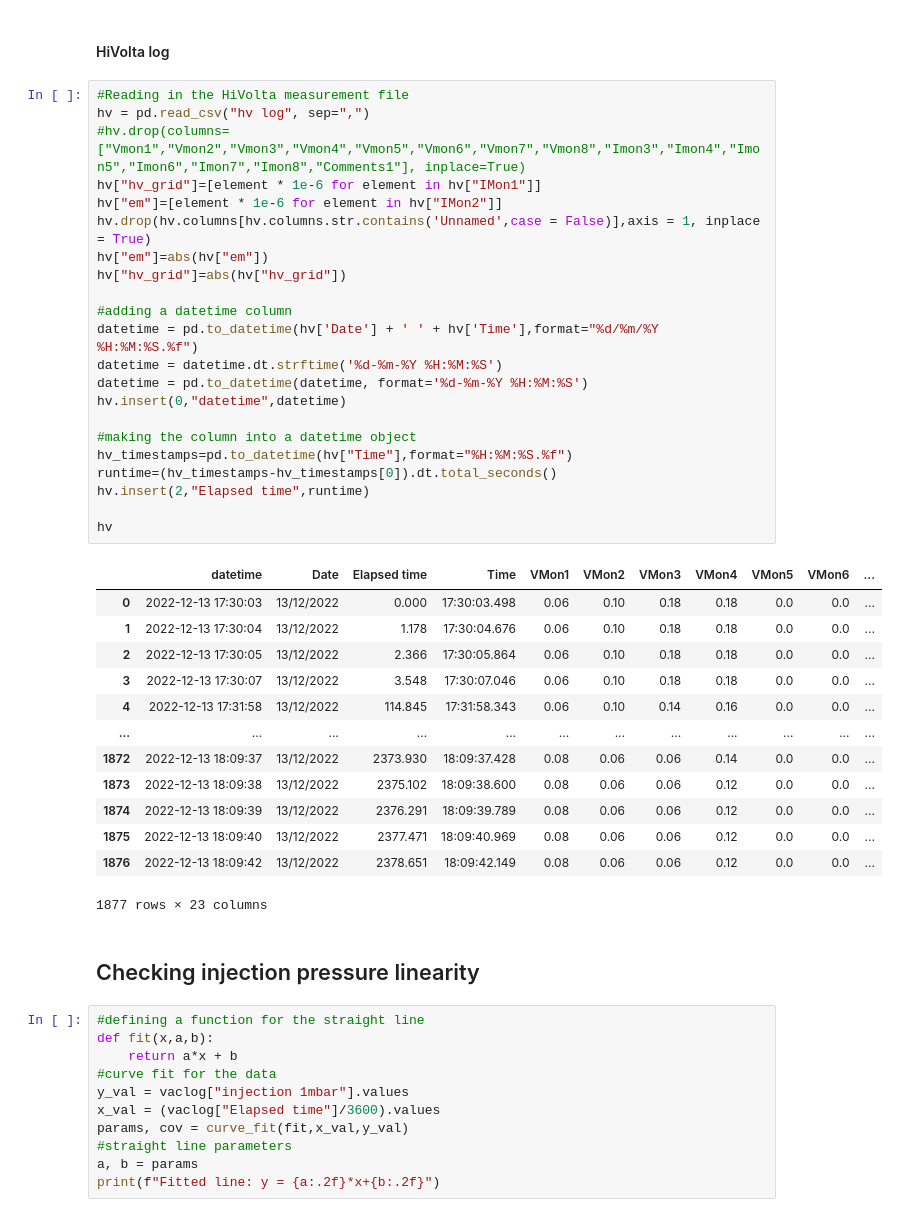
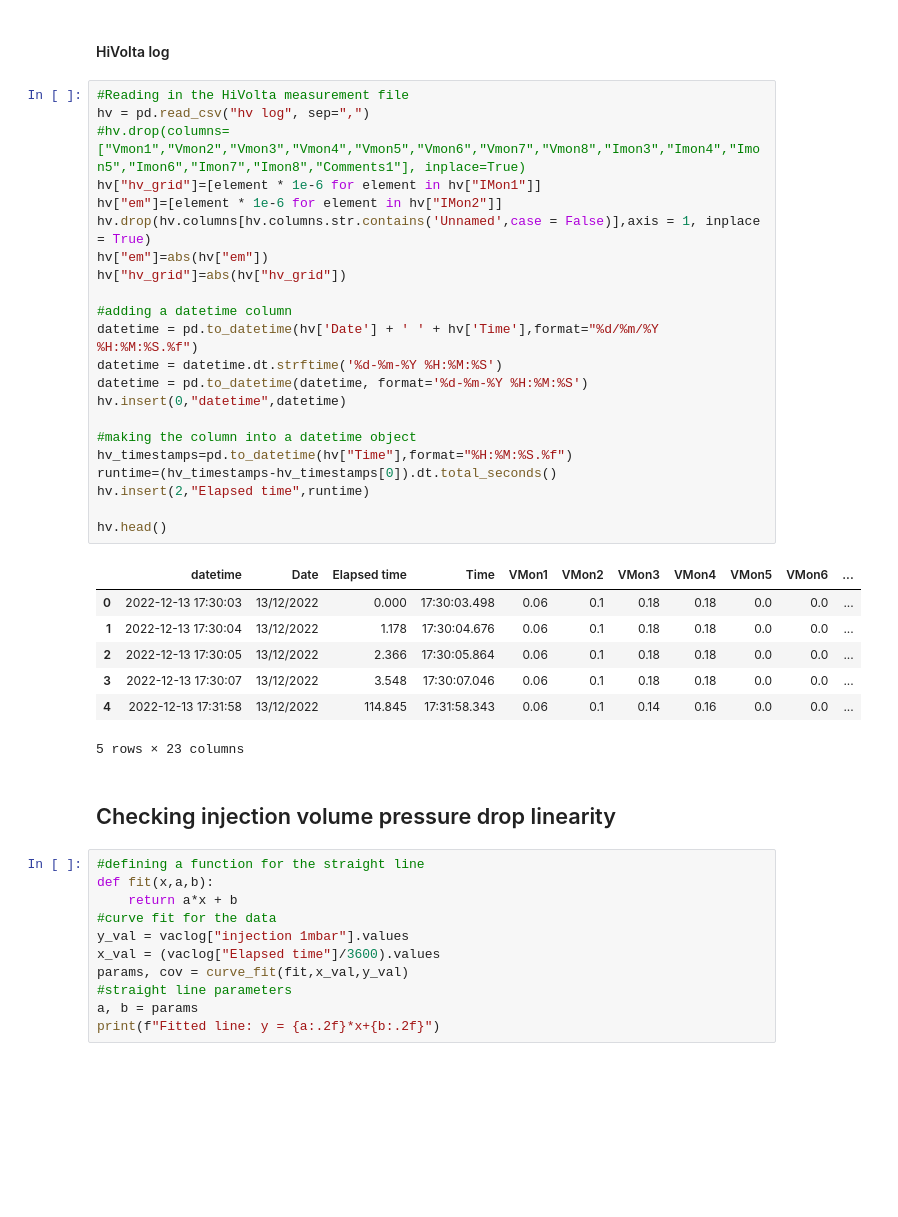
Before and after one commit to eino32/CERN-Python, a Jupyter notebook: 4K desorption yield with pre-injection/dynamic vacuum/EGA fully in/series1 - no desorption/S1 Desorption yield @4K with 2e15 M per cm2 pre-injection, EGA fully in, dynamic vacuum.ipynb, the cells around one changed output. Saved outputs shown, nothing was run; the diff lists cells and outputs as text; blank space fills up the shorter version.

```diff
--- a/4K desorption yield with pre-injection/dynamic vacuum/EGA fully in/series1 - no desorption/S1 Desorption yield @4K with 2e15 M per cm2 pre-injection, EGA fully in, dynamic vacuum.ipynb
+++ b/4K desorption yield with pre-injection/dynamic vacuum/EGA fully in/series1 - no desorption/S1 Desorption yield @4K with 2e15 M per cm2 pre-injection, EGA fully in, dynamic vacuum.ipynb
@@ -132,41 +123,35 @@ vaclog
 # %%
 #Reading in the HiVolta measurement file
 hv = pd.read_csv("hv log", sep=",")
 #hv.drop(columns=["Vmon1","Vmon2","Vmon3","Vmon4","Vmon5","Vmon6","Vmon7","Vmon8","Imon3","Imon4","Imon5","Imon6","Imon7","Imon8","Comments1"], inplace=True)
 hv["hv_grid"]=[element * 1e-6 for element in hv["IMon1"]]
 hv["em"]=[element * 1e-6 for element in hv["IMon2"]]
 hv.drop(hv.columns[hv.columns.str.contains('Unnamed',case = False)],axis = 1, inplace = True)
 hv["em"]=abs(hv["em"])
 hv["hv_grid"]=abs(hv["hv_grid"])
 
 #adding a datetime column
 datetime = pd.to_datetime(hv['Date'] + ' ' + hv['Time'],format="%d/%m/%Y %H:%M:%S.%f")
 datetime = datetime.dt.strftime('%d-%m-%Y %H:%M:%S')
 datetime = pd.to_datetime(datetime, format='%d-%m-%Y %H:%M:%S')
 hv.insert(0,"datetime",datetime)
 
 #making the column into a datetime object
 hv_timestamps=pd.to_datetime(hv["Time"],format="%H:%M:%S.%f")
 runtime=(hv_timestamps-hv_timestamps[0]).dt.total_seconds()
 hv.insert(2,"Elapsed time",runtime)
 
-hv
+hv.head()
 # %% [output]
 |  | datetime | Date | Elapsed time | Time | VMon1 | VMon2 | VMon3 | VMon4 | VMon5 | VMon6 | ... |
-| 0 | 2022-12-13 17:30:03 | 13/12/2022 | 0.000 | 17:30:03.498 | 0.06 | 0.10 | 0.18 | 0.18 | 0.0 | 0.0 | ... |
-| 1 | 2022-12-13 17:30:04 | 13/12/2022 | 1.178 | 17:30:04.676 | 0.06 | 0.10 | 0.18 | 0.18 | 0.0 | 0.0 | ... |
-| 2 | 2022-12-13 17:30:05 | 13/12/2022 | 2.366 | 17:30:05.864 | 0.06 | 0.10 | 0.18 | 0.18 | 0.0 | 0.0 | ... |
-| 3 | 2022-12-13 17:30:07 | 13/12/2022 | 3.548 | 17:30:07.046 | 0.06 | 0.10 | 0.18 | 0.18 | 0.0 | 0.0 | ... |
-| 4 | 2022-12-13 17:31:58 | 13/12/2022 | 114.845 | 17:31:58.343 | 0.06 | 0.10 | 0.14 | 0.16 | 0.0 | 0.0 | ... |
-| ... | ... | ... | ... | ... | ... | ... | ... | ... | ... | ... | ... |
-| 1872 | 2022-12-13 18:09:37 | 13/12/2022 | 2373.930 | 18:09:37.428 | 0.08 | 0.06 | 0.06 | 0.14 | 0.0 | 0.0 | ... |
-| 1873 | 2022-12-13 18:09:38 | 13/12/2022 | 2375.102 | 18:09:38.600 | 0.08 | 0.06 | 0.06 | 0.12 | 0.0 | 0.0 | ... |
-| 1874 | 2022-12-13 18:09:39 | 13/12/2022 | 2376.291 | 18:09:39.789 | 0.08 | 0.06 | 0.06 | 0.12 | 0.0 | 0.0 | ... |
-| 1875 | 2022-12-13 18:09:40 | 13/12/2022 | 2377.471 | 18:09:40.969 | 0.08 | 0.06 | 0.06 | 0.12 | 0.0 | 0.0 | ... |
-| 1876 | 2022-12-13 18:09:42 | 13/12/2022 | 2378.651 | 18:09:42.149 | 0.08 | 0.06 | 0.06 | 0.12 | 0.0 | 0.0 | ... |
+| 0 | 2022-12-13 17:30:03 | 13/12/2022 | 0.000 | 17:30:03.498 | 0.06 | 0.1 | 0.18 | 0.18 | 0.0 | 0.0 | ... |
+| 1 | 2022-12-13 17:30:04 | 13/12/2022 | 1.178 | 17:30:04.676 | 0.06 | 0.1 | 0.18 | 0.18 | 0.0 | 0.0 | ... |
+| 2 | 2022-12-13 17:30:05 | 13/12/2022 | 2.366 | 17:30:05.864 | 0.06 | 0.1 | 0.18 | 0.18 | 0.0 | 0.0 | ... |
+| 3 | 2022-12-13 17:30:07 | 13/12/2022 | 3.548 | 17:30:07.046 | 0.06 | 0.1 | 0.18 | 0.18 | 0.0 | 0.0 | ... |
+| 4 | 2022-12-13 17:31:58 | 13/12/2022 | 114.845 | 17:31:58.343 | 0.06 | 0.1 | 0.14 | 0.16 | 0.0 | 0.0 | ... |
-1877 rows × 23 columns
+5 rows × 23 columns
 # %% [markdown]
-## Checking injection pressure linearity
+## Checking injection volume pressure drop linearity
 # %%
 #defining a function for the straight line
 def fit(x,a,b):
```
Also changed, not shown: parts of 11 cells of this notebook, 1 other file.
